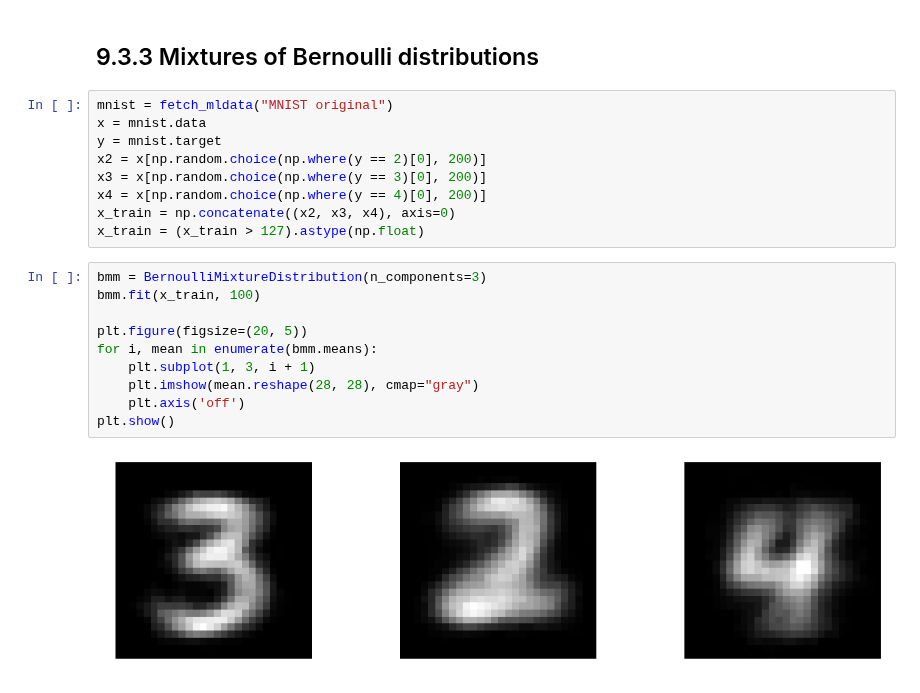
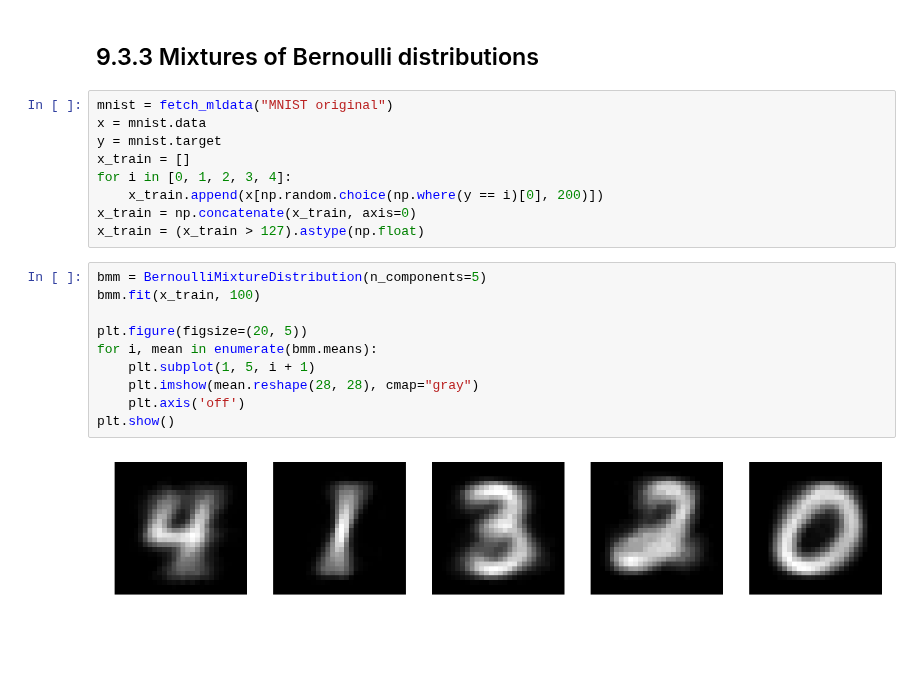
Before and after one commit to ctgk/PRML, a Jupyter notebook: notebooks/ch09_Mixture_Models_and_EM.ipynb, the cells around one changed output. Drawn from its saved outputs; the diff is of its cells as text; blank space fills up the shorter version.

Commit message:
demo of bernoulli mixture model with 5 different types of digits

```diff
--- a/notebooks/ch09_Mixture_Models_and_EM.ipynb
+++ b/notebooks/ch09_Mixture_Models_and_EM.ipynb
@@ -58,20 +58,20 @@ plt.show()
 mnist = fetch_mldata("MNIST original")
 x = mnist.data
 y = mnist.target
-x2 = x[np.random.choice(np.where(y == 2)[0], 200)]
-x3 = x[np.random.choice(np.where(y == 3)[0], 200)]
-x4 = x[np.random.choice(np.where(y == 4)[0], 200)]
-x_train = np.concatenate((x2, x3, x4), axis=0)
+x_train = []
+for i in [0, 1, 2, 3, 4]:
+    x_train.append(x[np.random.choice(np.where(y == i)[0], 200)])
+x_train = np.concatenate(x_train, axis=0)
 x_train = (x_train > 127).astype(np.float)
 # %%
-bmm = BernoulliMixtureDistribution(n_components=3)
+bmm = BernoulliMixtureDistribution(n_components=5)
 bmm.fit(x_train, 100)
 
 plt.figure(figsize=(20, 5))
 for i, mean in enumerate(bmm.means):
-    plt.subplot(1, 3, i + 1)
+    plt.subplot(1, 5, i + 1)
     plt.imshow(mean.reshape(28, 28), cmap="gray")
     plt.axis('off')
 plt.show()
 # %% [output]
-[figure, old version]
+[figure, new version]
```
Also changed, not shown: parts of 2 cells of this notebook.
